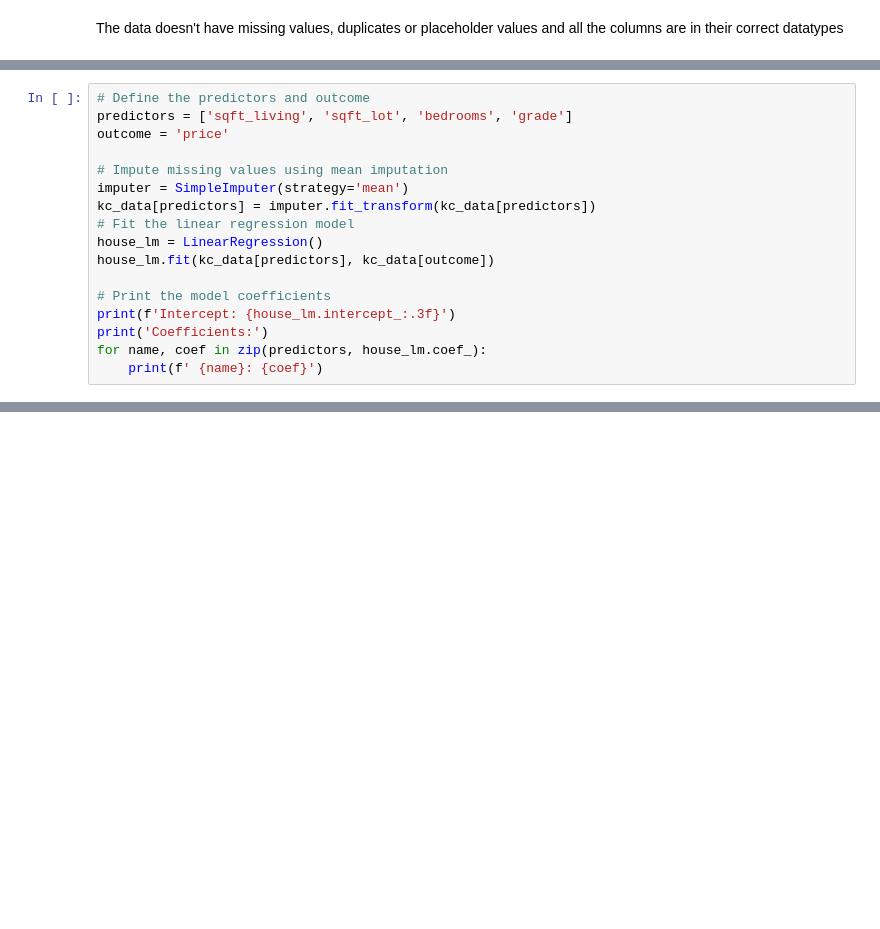
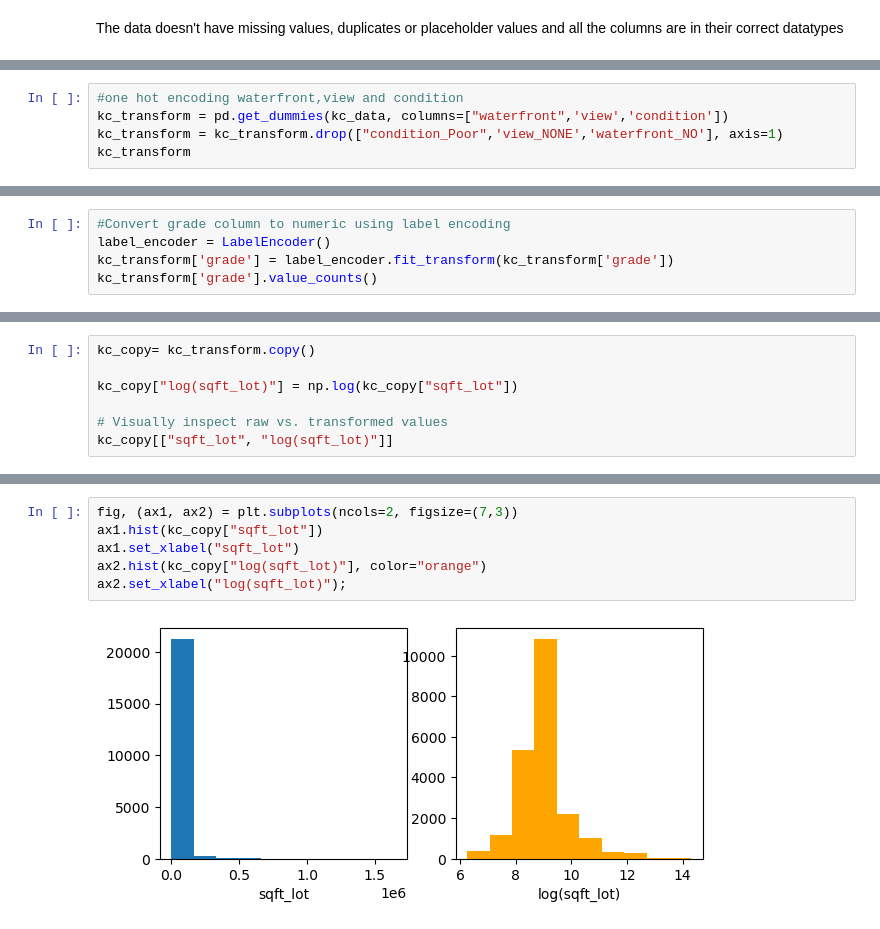
Before and after one commit to billymwangi/project-phase-2, a Jupyter notebook: student.ipynb, the cells around one changed output, grey strips where cells are left out. Cells and saved outputs as stored; diff of their text form; blank space fills up the shorter version.

```diff
--- a/student.ipynb
+++ b/student.ipynb
@@ -691,17 +528,0 @@ Linear Regression
-# %%
-# Define the predictors and outcome
-predictors = ['sqft_living', 'sqft_lot', 'bedrooms', 'grade']
-outcome = 'price'
-
-# Impute missing values using mean imputation
-imputer = SimpleImputer(strategy='mean')
-kc_data[predictors] = imputer.fit_transform(kc_data[predictors])
-# Fit the linear regression model
-house_lm = LinearRegression()
-house_lm.fit(kc_data[predictors], kc_data[outcome])
-
-# Print the model coefficients
-print(f'Intercept: {house_lm.intercept_:.3f}')
-print('Coefficients:')
-for name, coef in zip(predictors, house_lm.coef_):
-    print(f' {name}: {coef}')
@@ -861,0 +529,5 @@ NameError: name 'variance_inflation_factor' is not defined
+# %%
+#one hot encoding waterfront,view and condition
+kc_transform = pd.get_dummies(kc_data, columns=["waterfront",'view','condition'])
+kc_transform = kc_transform.drop(["condition_Poor",'view_NONE','waterfront_NO'], axis=1)
+kc_transform
@@ -861,0 +550,5 @@ NameError: name 'variance_inflation_factor' is not defined
+# %%
+#Convert grade column to numeric using label encoding
+label_encoder = LabelEncoder()
+kc_transform['grade'] = label_encoder.fit_transform(kc_transform['grade'])
+kc_transform['grade'].value_counts()
@@ -861,0 +914,7 @@ NameError: name 'variance_inflation_factor' is not defined
+# %%
+kc_copy= kc_transform.copy()
+
+kc_copy["log(sqft_lot)"] = np.log(kc_copy["sqft_lot"])
+
+# Visually inspect raw vs. transformed values
+kc_copy[["sqft_lot", "log(sqft_lot)"]]
@@ -861,0 +935,8 @@ NameError: name 'variance_inflation_factor' is not defined
+# %%
+fig, (ax1, ax2) = plt.subplots(ncols=2, figsize=(7,3))
+ax1.hist(kc_copy["sqft_lot"])
+ax1.set_xlabel("sqft_lot")
+ax2.hist(kc_copy["log(sqft_lot)"], color="orange")
+ax2.set_xlabel("log(sqft_lot)");
+# %% [output]
+[figure, added]
```
Also changed, not shown: parts of 101 cells of this notebook, 2 other files.
